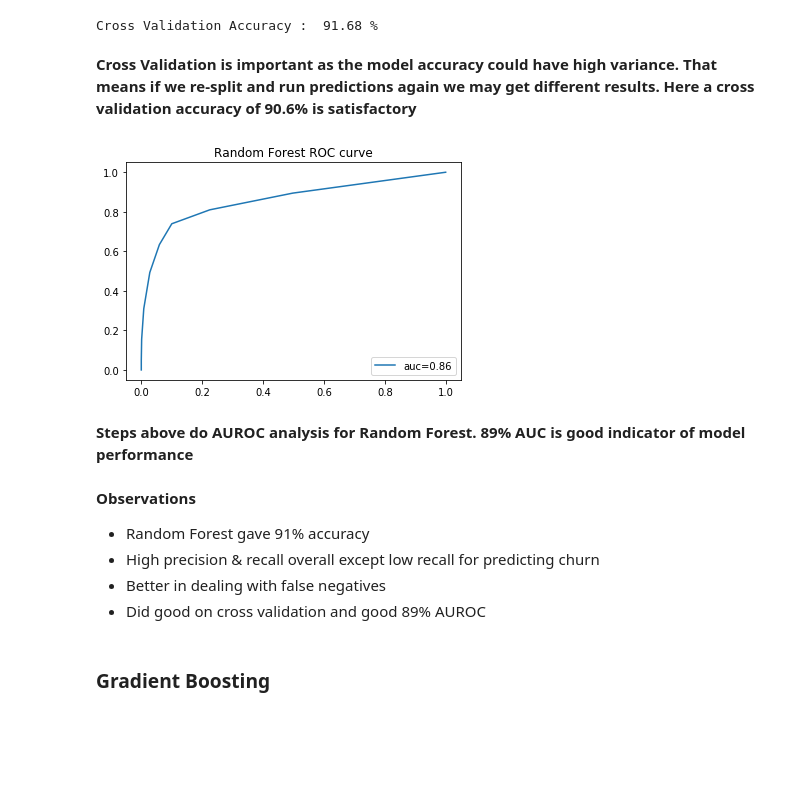
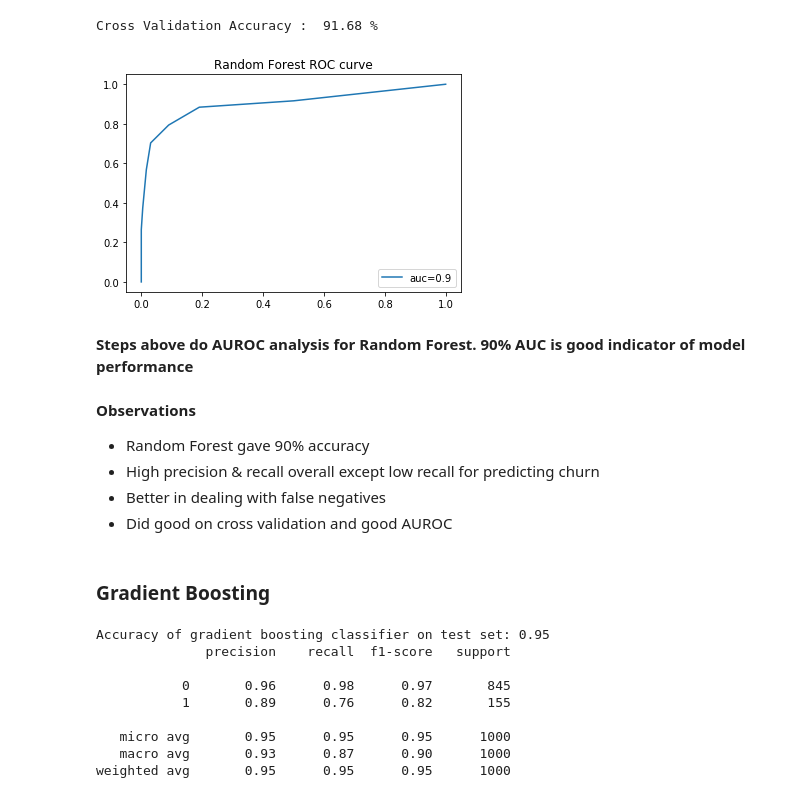
Before and after one commit to vijv/assignment, a Jupyter notebook: modeling.ipynb, the cells around one changed output. Drawn from its saved outputs; the diff is of its cells as text; code cells hidden in the pictures; blank space fills up the shorter version.

```diff
--- a/modeling.ipynb
+++ b/modeling.ipynb
@@ -390,5 +381,3 @@ cross_val_rfc = cross_val_score(estimator=RandomForestClassifier(), X=X_train, y
 print("Cross Validation Accuracy : ",round(cross_val_rfc.mean() * 100 , 2),"%")
 # %% [output]
 Cross Validation Accuracy :  91.68 %
-# %% [markdown]
-**Cross Validation is important as the model accuracy could have high variance. That means if we re-split and run predictions again we may get different results. Here a cross validation accuracy of 90.6% is satisfactory**
@@ -403,21 +384,38 @@ rfc_fpr, rfc_tpr, _ = roc_curve(y_test, y_pred_prob_rfc_churn)
 # %%
+y_pred_prob_rfc = random_forest_classifier.predict_proba(X_test)
+y_pred_prob_rfc_churn = y_pred_prob_rfc[:,1]
+rfc_auc = roc_auc_score(y_test, y_pred_prob_rfc_churn)
+rfc_fpr, rfc_tpr, _ = roc_curve(y_test, y_pred_prob_rfc_churn)
 plt.plot(rfc_fpr, rfc_tpr, label="auc="+str(round(rfc_auc,2)))
 plt.legend(loc=4)
 plt.title('Random Forest ROC curve')
 plt.show()
 # %% [output]
-[figure, old version]
+[figure, new version]
 # %% [markdown]
-**Steps above do AUROC analysis for Random Forest. 89% AUC is good indicator of model performance**
+**Steps above do AUROC analysis for Random Forest. 90% AUC is good indicator of model performance**
 # %% [markdown]
 **Observations**
-- Random Forest gave 91% accuracy
+- Random Forest gave 90% accuracy
 - High precision & recall overall except low recall for predicting churn
 - Better in dealing with false negatives
-- Did good on cross validation and good 89% AUROC
+- Did good on cross validation and good AUROC
 # %% [markdown]
 ### Gradient Boosting
 # %%
 gbdt_classifier = GradientBoostingClassifier()
 gbdt_classifier.fit(X_train,y_train)
 y_pred_gbdt = gbdt_classifier.predict(X_test)
+gbdt_confusion_matrix = confusion_matrix(y_test, y_pred_gbdt)
+print('Accuracy of gradient boosting classifier on test set: {:.2f}'.format(gbdt_classifier.score(X_test, y_test)))
+print(classification_report(y_test, y_pred_gbdt))
+# %% [output]
+Accuracy of gradient boosting classifier on test set: 0.95
+              precision    recall  f1-score   support
+
+           0       0.96      0.98      0.97       845
+           1       0.89      0.76      0.82       155
+
+   micro avg       0.95      0.95      0.95      1000
+   macro avg       0.93      0.87      0.90      1000
+weighted avg       0.95      0.95      0.95      1000
```
Also changed, not shown: parts of 67 cells of this notebook.
